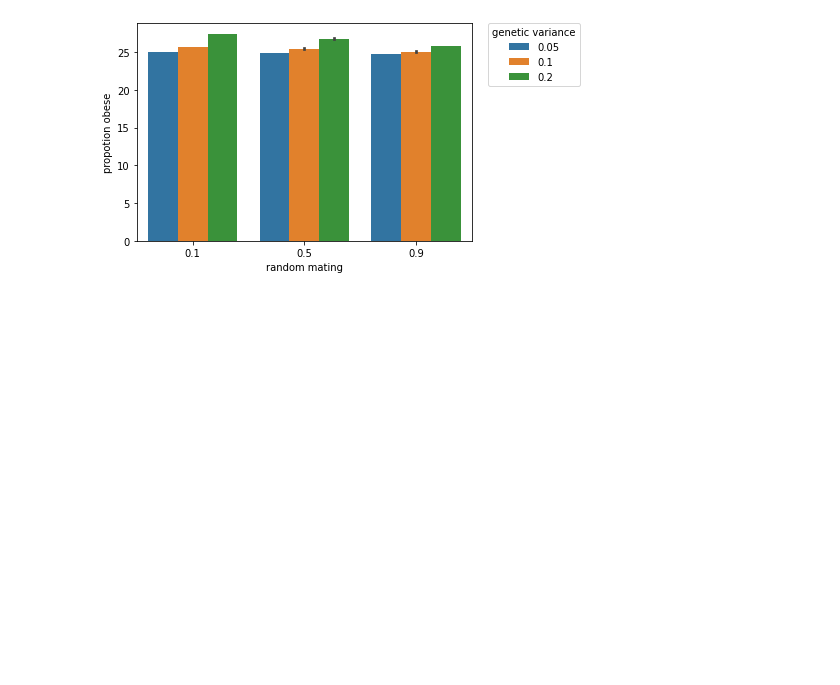
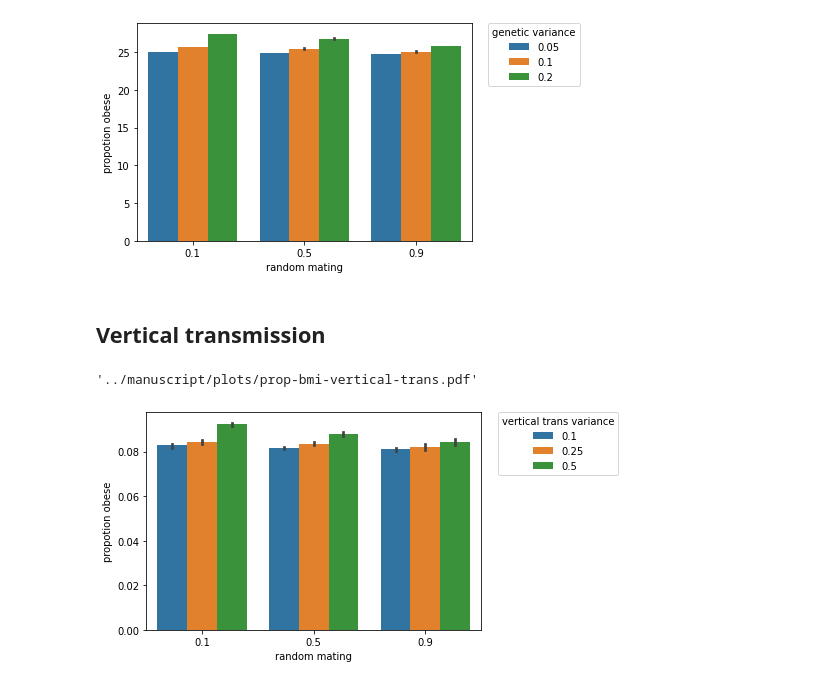
Before and after one commit to sdaza/obesity-dem-heritability, a Jupyter notebook: notebooks/bmi-analysis-by-scenario.ipynb, the cells around one changed output. Cells and saved outputs as stored; diff of their text form; code cells hidden in the pictures; blank space fills up the shorter version.

```diff
--- a/notebooks/bmi-analysis-by-scenario.ipynb
+++ b/notebooks/bmi-analysis-by-scenario.ipynb
@@ -50,3 +50,28 @@ shutil.copy(plots_path + "average-bmi-genes.pdf", plot_manuscript)
 # %% [output]
 '../manuscript/plots/average-bmi-genes.pdf'
 [figure]
+# %% [markdown]
+## Vertical transmission
+# %%
+vars = ['iteration', 'p_genetic_variance', 'p_vertical_trans_variance',
+    'p_random_mating', 'p_fertility_factor']
+df = pd.read_csv(output_path + "results-bmi-mating-vertical-trans.csv", sep = ";")
+params = pd.read_csv(output_path + "param-bmi-mating-vertical-trans.csv", sep = ";")
+params = params. drop_duplicates(subset=vars)
+
+cols = df.bmi_category_prop.str.replace(r'\[|\]', '').str.split(",", n=4, expand=True)
+colnames = ['g'+str(i+1) for i in range(4)]
+cols.columns = colnames
+cols = cols[colnames].apply(pd.to_numeric)
+df = pd.concat([df, cols], axis=1, ignore_index=False)
+df = df.merge(params, on = ["iteration"])
+# %%
+p = sns.barplot(y='g4', x='p_random_mating', hue='p_vertical_trans_variance',data=df, estimator=np.median);
+p.set_ylabel("propotion obese", fontsize = 10)
+p.set_xlabel("random mating", fontsize = 10)
+plt.legend(title='vertical trans variance', bbox_to_anchor=(1.05, 1), loc=2, borderaxespad=0.)
+plt.savefig(plots_path + "prop-bmi-vertical-trans.pdf", bbox_inches='tight')
+shutil.copy(plots_path + "prop-bmi-vertical-trans.pdf", plot_manuscript)
+# %% [output]
+'../manuscript/plots/prop-bmi-vertical-trans.pdf'
+[figure, added]
```
Also changed, not shown: parts of 2 cells of this notebook, 1 other file.
